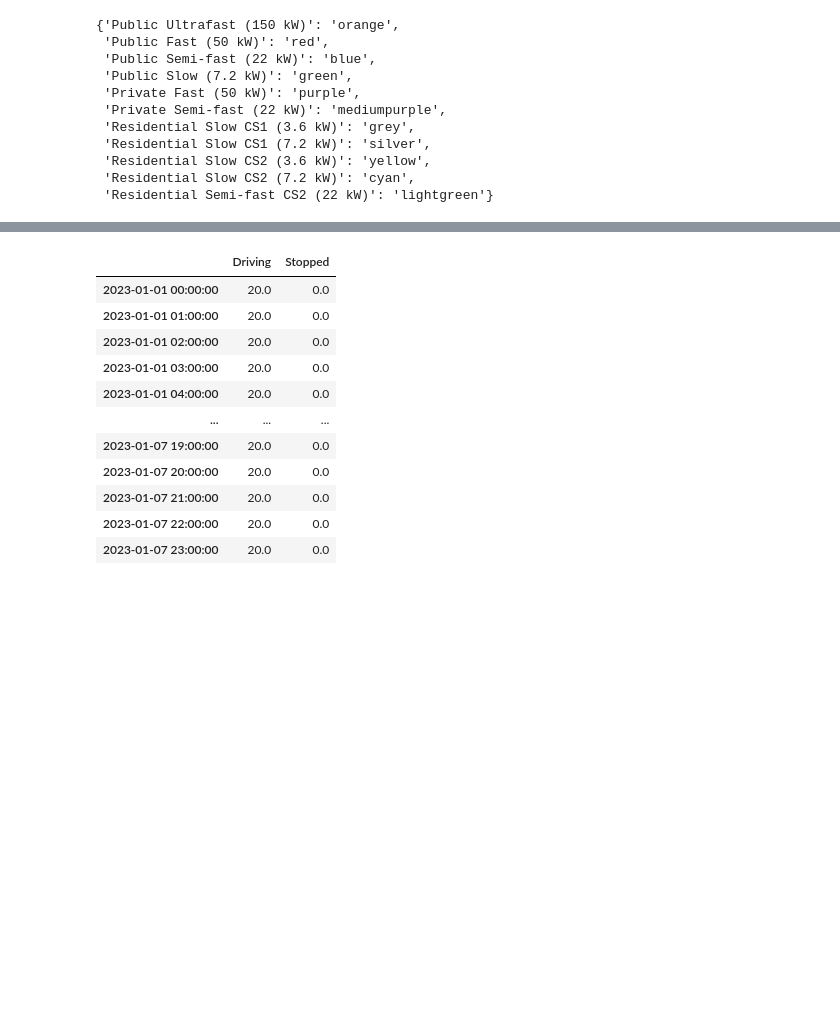
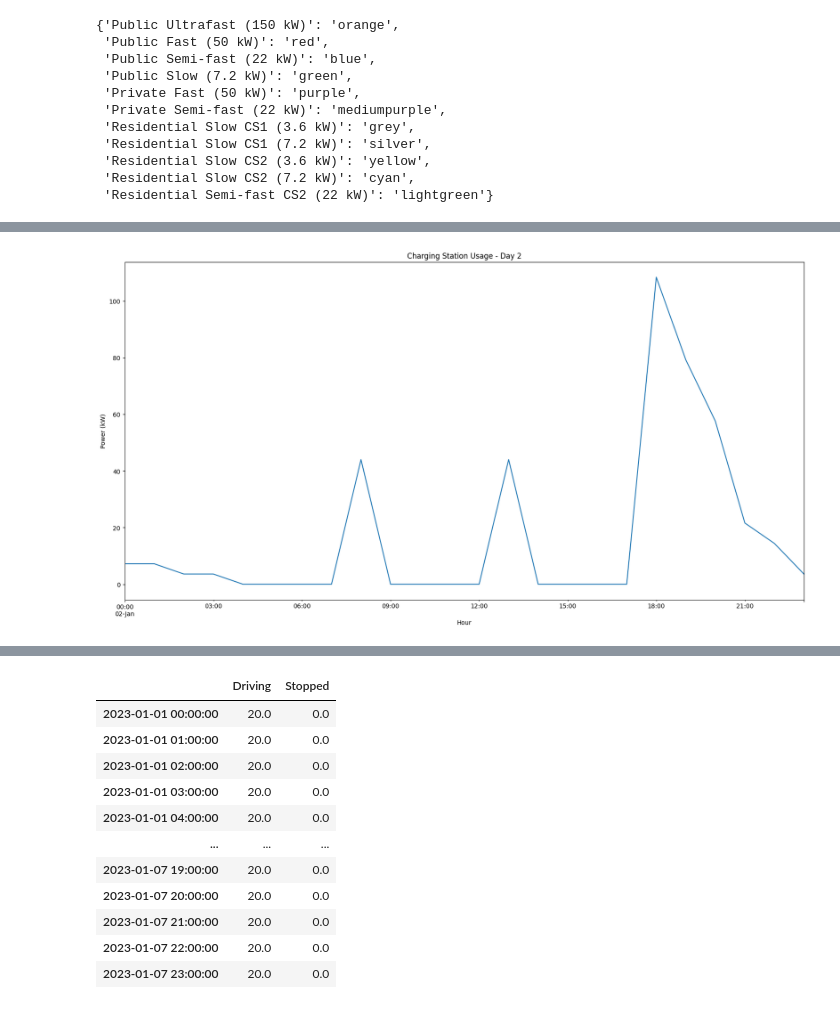
Before and after one commit to EV4EU/ev-profiling, a Jupyter notebook: simulation.ipynb, the cells around one changed output, grey strips where cells are left out. Cells and saved outputs as stored; diff of their text form; code cells hidden in the pictures; blank space fills up the shorter version.

```diff
--- a/simulation.ipynb
+++ b/simulation.ipynb
@@ -471,3 +516,20 @@ ev_charging_history_type_hourly_value_counts
+# %%
+# Plot of the total power used by the charging stations
+
+cs_power_usage.sum().plot(figsize=(20, 10))
+
+# Set the title
+plt.title('Charging Station Usage - Day {}'.format(DAY))
+
+# Set the x-axis label
+plt.xlabel('Hour')
+
+# Set the y-axis label
+plt.ylabel('Power (kW)')
+
+plt.show()
+# %% [output]
+[figure, added]
 # %%
 # EV Stopped History
 
```
Also changed, not shown: parts of 22 cells of this notebook.
